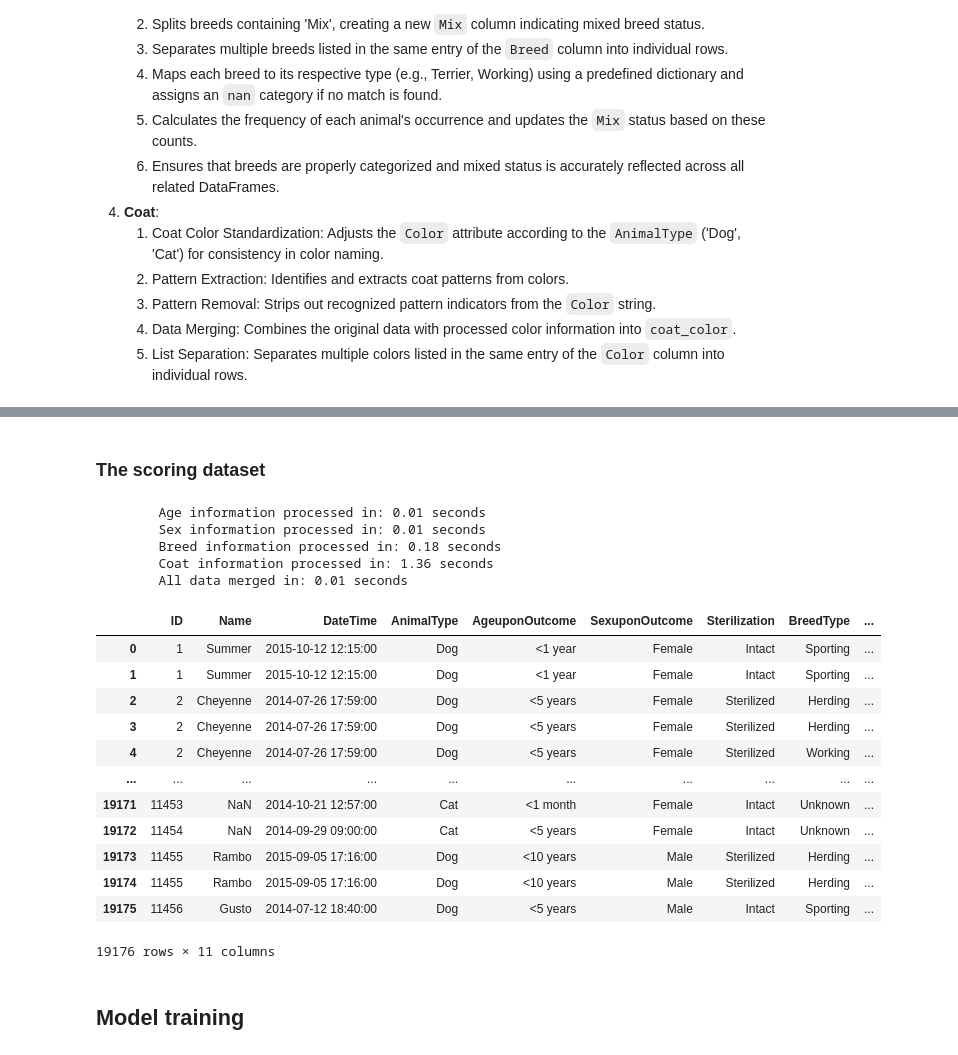
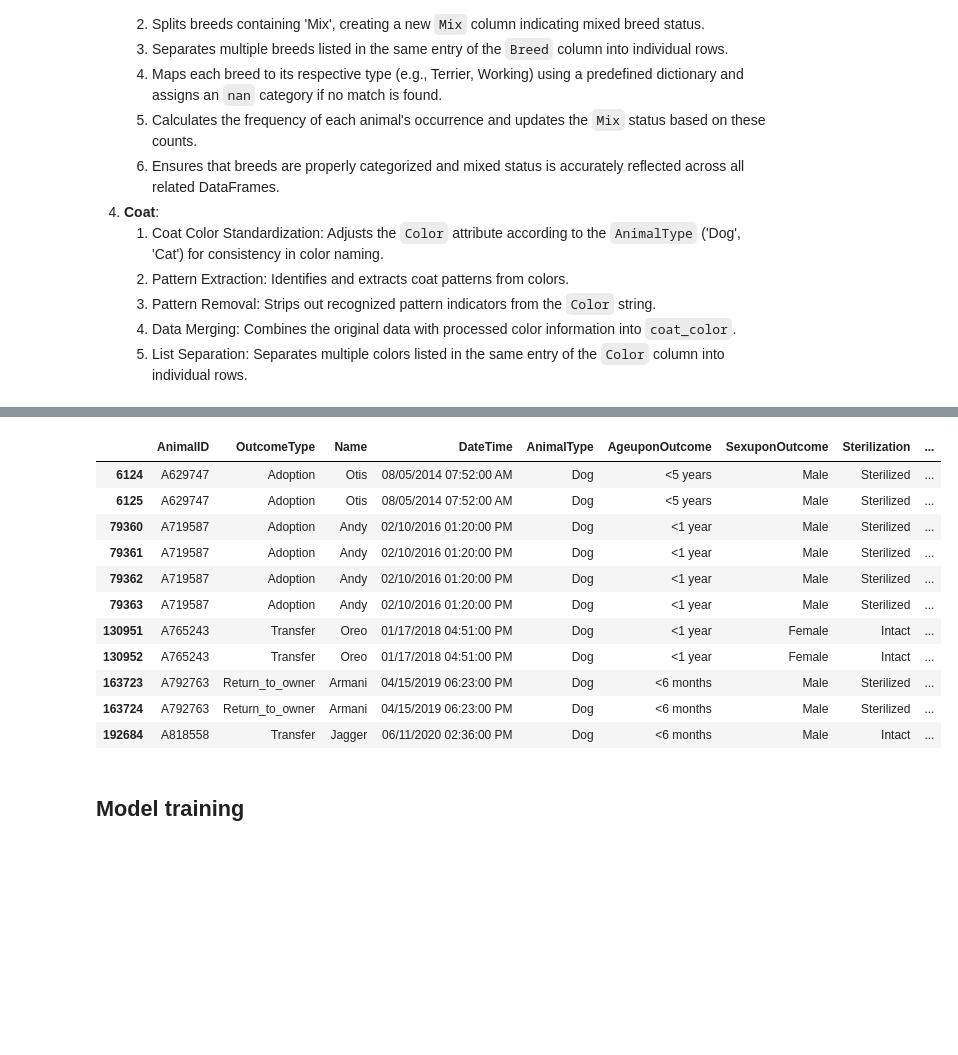
Before and after one commit to sandeepsanyal/Shelter-Animal-Outcomes, a Jupyter notebook: notebooks/prediction.ipynb, the cells around one changed output, grey strips where cells are left out. Cells and saved outputs as stored; diff of their text form; code cells hidden in the pictures; blank space fills up the shorter version.

```diff
--- a/notebooks/prediction.ipynb
+++ b/notebooks/prediction.ipynb
@@ -5,3 +3,9 @@ home_dir = r"/Users/wrngnfreeman/Github/Shelter-Animal-Outcomes-by-kaggle.com"
+# %%
+home_dir = r"/Users/wrngnfreeman/Github/Shelter-Animal-Outcomes"  # Enter your computer's home directory
+data_file=r"Austin_Animal_Center_Outcomes_20250318"  # Raw data
+AnimalID=r"AnimalID"  # Column name containing Animal's IDs
+dep_var=r"OutcomeType"  # Column name containing dependent variable
+seed=42  # Random seed for reproducibility
 # %% [markdown]
 <h2>Importing required modules</h2>
 # %%
@@ -58,31 +37,28 @@ display(train_df)
-# %% [markdown]
-<h3>The scoring dataset</h3>
-# %%
-test_df = data_processing.process_data(
-    home_dir=home_dir,
-    data_file=r"test",
-    AnimalID=r"ID"
-)
-display(test_df)
-# %% [output]
-        Age information processed in: 0.01 seconds
-        Sex information processed in: 0.01 seconds
-        Breed information processed in: 0.18 seconds
-        Coat information processed in: 1.36 seconds
-        All data merged in: 0.01 seconds
-|  | ID | Name | DateTime | AnimalType | AgeuponOutcome | SexuponOutcome | Sterilization | BreedType | ... |
-| 0 | 1 | Summer | 2015-10-12 12:15:00 | Dog | <1 year | Female | Intact | Sporting | ... |
-| 1 | 1 | Summer | 2015-10-12 12:15:00 | Dog | <1 year | Female | Intact | Sporting | ... |
-| 2 | 2 | Cheyenne | 2014-07-26 17:59:00 | Dog | <5 years | Female | Sterilized | Herding | ... |
-| 3 | 2 | Cheyenne | 2014-07-26 17:59:00 | Dog | <5 years | Female | Sterilized | Herding | ... |
-| 4 | 2 | Cheyenne | 2014-07-26 17:59:00 | Dog | <5 years | Female | Sterilized | Working | ... |
-| ... | ... | ... | ... | ... | ... | ... | ... | ... | ... |
-| 19171 | 11453 | NaN | 2014-10-21 12:57:00 | Cat | <1 month | Female | Intact | Unknown | ... |
-| 19172 | 11454 | NaN | 2014-09-29 09:00:00 | Cat | <5 years | Female | Intact | Unknown | ... |
-| 19173 | 11455 | Rambo | 2015-09-05 17:16:00 | Dog | <10 years | Male | Sterilized | Herding | ... |
-| 19174 | 11455 | Rambo | 2015-09-05 17:16:00 | Dog | <10 years | Male | Sterilized | Herding | ... |
-| 19175 | 11456 | Gusto | 2014-07-12 18:40:00 | Dog | <5 years | Male | Intact | Sporting | ... |
-19176 rows × 11 columns
+# %%
+train_df = data_processing.process_data(
+    home_dir=home_dir,
+    data_file=data_file,
+    AnimalID=AnimalID,
+    dep_var=dep_var
+)
+# Display the few rows of the dataset
+train_df.loc[
+    train_df[AnimalID].isin(random.sample(train_df[AnimalID].unique().tolist(), 5)),
+    :
+].drop(columns="BreedType").rename(columns={"Breed_broken": "Breed"})
+# %% [output]
+|  | AnimalID | OutcomeType | Name | DateTime | AnimalType | AgeuponOutcome | SexuponOutcome | Sterilization | ... |
+| 6124 | A629747 | Adoption | Otis | 08/05/2014 07:52:00 AM | Dog | <5 years | Male | Sterilized | ... |
+| 6125 | A629747 | Adoption | Otis | 08/05/2014 07:52:00 AM | Dog | <5 years | Male | Sterilized | ... |
+| 79360 | A719587 | Adoption | Andy | 02/10/2016 01:20:00 PM | Dog | <1 year | Male | Sterilized | ... |
+| 79361 | A719587 | Adoption | Andy | 02/10/2016 01:20:00 PM | Dog | <1 year | Male | Sterilized | ... |
+| 79362 | A719587 | Adoption | Andy | 02/10/2016 01:20:00 PM | Dog | <1 year | Male | Sterilized | ... |
+| 79363 | A719587 | Adoption | Andy | 02/10/2016 01:20:00 PM | Dog | <1 year | Male | Sterilized | ... |
+| 130951 | A765243 | Transfer | Oreo | 01/17/2018 04:51:00 PM | Dog | <1 year | Female | Intact | ... |
+| 130952 | A765243 | Transfer | Oreo | 01/17/2018 04:51:00 PM | Dog | <1 year | Female | Intact | ... |
+| 163723 | A792763 | Return_to_owner | Armani | 04/15/2019 06:23:00 PM | Dog | <6 months | Male | Sterilized | ... |
+| 163724 | A792763 | Return_to_owner | Armani | 04/15/2019 06:23:00 PM | Dog | <6 months | Male | Sterilized | ... |
+| 192684 | A818558 | Transfer | Jagger | 06/11/2020 02:36:00 PM | Dog | <6 months | Male | Intact | ... |
 # %% [markdown]
 <h2>Model training</h2>
 # %% [markdown]
```
Also changed, not shown: parts of 7 cells of this notebook, 2 other files.
